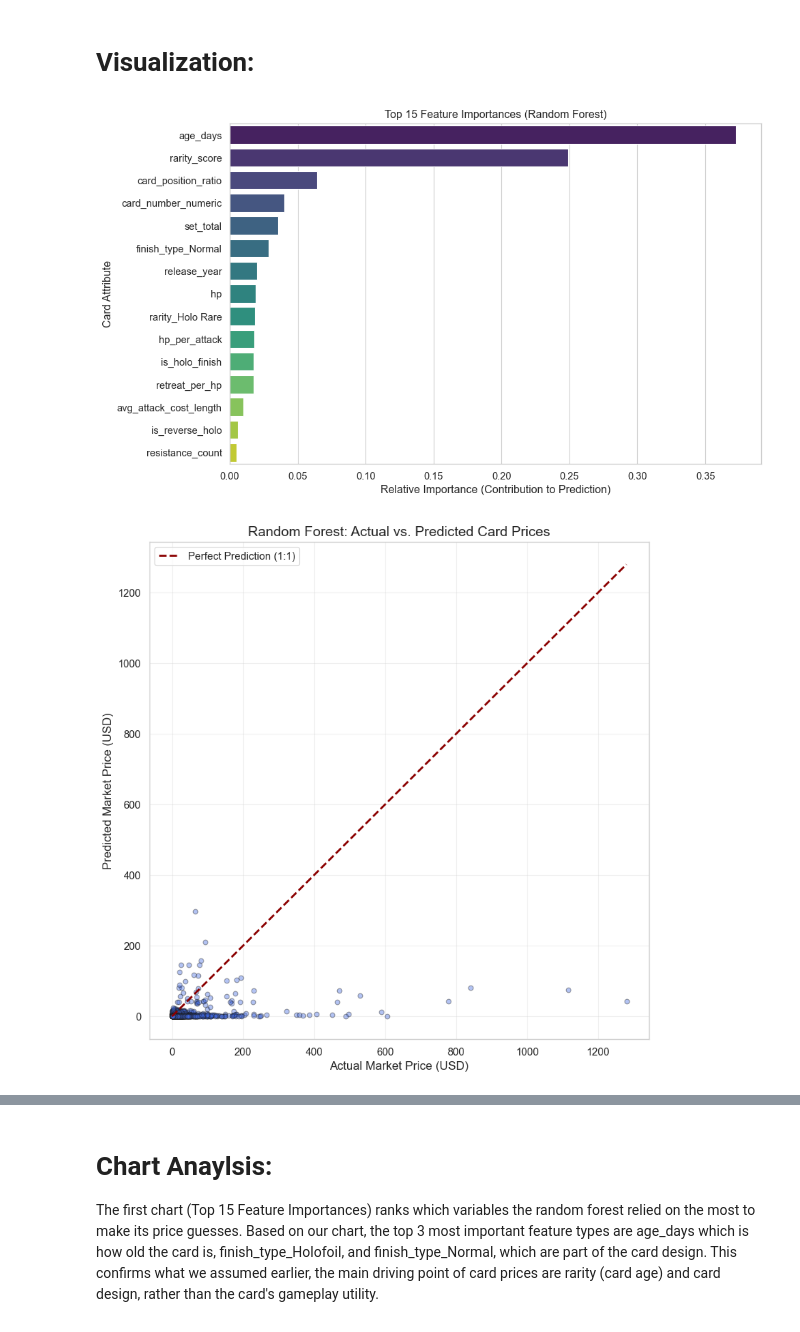
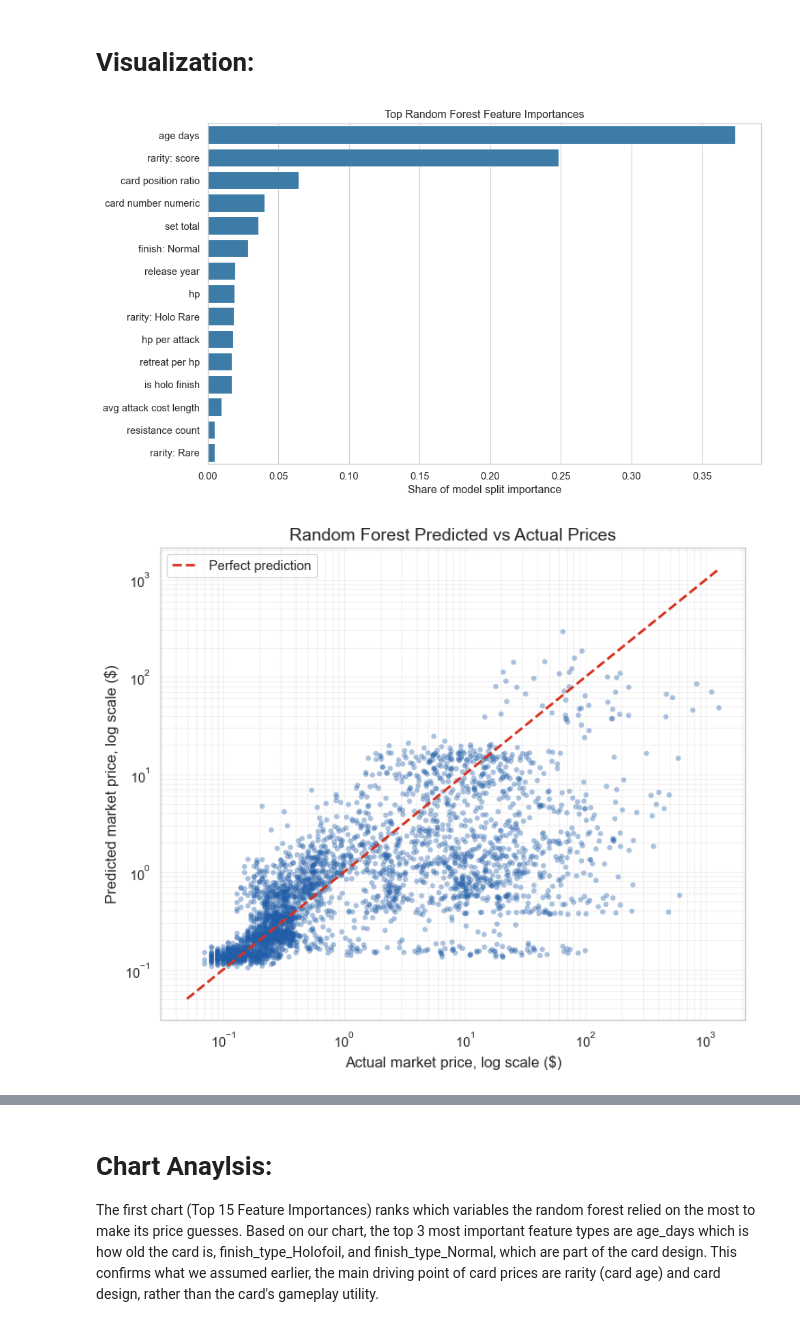
Before and after one commit to wekantakabotdis/CS210-Project, a Jupyter notebook: main.ipynb, the cells around one changed output, grey strips where cells are left out. Drawn from its saved outputs; the diff is of its cells as text; code cells hidden in the pictures.

Commit message:
Finalize report and visualizations

```diff
--- a/main.ipynb
+++ b/main.ipynb
@@ -822,45 +964,79 @@ Actual price distribution in the test set:
 # %%
 import matplotlib.pyplot as plt
 import seaborn as sns
 import pandas as pd
+from pathlib import Path
+
+REPORT_FIGURE_DIR = Path('reports/figures')
+REPORT_FIGURE_DIR.mkdir(parents=True, exist_ok=True)
 
 feature_names = rf_pipeline.named_steps['preprocessor'].get_feature_names_out()
 importances = rf_pipeline.named_steps['regressor'].feature_importances_
 
 importance_df = pd.DataFrame({
     'Feature': feature_names,
     'Importance': importances
 }).sort_values(by='Importance', ascending=False)
 
 importance_df['Feature'] = importance_df['Feature'].str.replace('num__', '').str.replace('cat__', '')
+importance_df['Feature'] = importance_df['Feature'].str.replace('finish_type_', 'finish: ')
+importance_df['Feature'] = importance_df['Feature'].str.replace('rarity_', 'rarity: ')
+importance_df['Feature'] = importance_df['Feature'].str.replace('primary_type_', 'type: ')
+importance_df['Feature'] = importance_df['Feature'].str.replace('primary_subtype_', 'stage: ')
+importance_df['Feature'] = importance_df['Feature'].str.replace('_', ' ')
 
-# Plot the Top 15 Features
 plt.figure(figsize=(10, 6))
-sns.barplot(data=importance_df.head(15), x='Importance', y='Feature', palette='viridis')
-plt.title('Top 15 Feature Importances (Random Forest)')
-plt.xlabel('Relative Importance (Contribution to Prediction)')
-plt.ylabel('Card Attribute')
+sns.barplot(data=importance_df.head(15), x='Importance', y='Feature', color='#2C7FB8')
+plt.title('Top Random Forest Feature Importances')
+plt.xlabel('Share of model split importance')
+plt.ylabel('')
 plt.tight_layout()
+plt.savefig(REPORT_FIGURE_DIR / 'rf_feature_importance.png', dpi=220, bbox_inches='tight')
 plt.show()
 
 y_pred_log_rf = rf_pipeline.predict(X_test)
 
-y_pred_actual_rf = np.expm1(y_pred_log_rf)
+y_pred_actual_rf = np.maximum(np.expm1(y_pred_log_rf), 0)
+predicted_vs_actual_df = pd.DataFrame({
+    'actual': y_test_actual.to_numpy(),
+    'predicted': y_pred_actual_rf
+}).sample(min(len(y_test_actual), 3200), random_state=42)
 
-plt.figure(figsize=(8, 8))
-# Plot actual prices vs predicted prices
-plt.scatter(y_test_actual, y_pred_actual_rf, alpha=0.4, color='royalblue', edgecolor='k')
+plt.figure(figsize=(7.5, 6.4))
+plt.scatter(predicted_vs_actual_df['actual'] + 0.05, predicted_vs_actual_df['predicted'] + 0.05, alpha=0.38, color='#225EA8', edgecolor='none', s=18)
 
-max_val = max(y_test_actual.max(), y_pred_actual_rf.max())
-plt.plot([0, max_val], [0, max_val], color='darkred', linestyle='--', linewidth=2, label='Perfect Prediction (1:1)')
+max_val = max(predicted_vs_actual_df['actual'].max(), predicted_vs_actual_df['predicted'].max(), 1)
+plt.plot([0.05, max_val], [0.05, max_val], color='#D7301F', linestyle='--', linewidth=2, label='Perfect prediction')
 
-plt.title('Random Forest: Actual vs. Predicted Card Prices', fontsize=14)
-plt.xlabel('Actual Market Price (USD)', fontsize=12)
-plt.ylabel('Predicted Market Price (USD)', fontsize=12)
+plt.xscale('log')
+plt.yscale('log')
+plt.title('Random Forest Predicted vs Actual Prices', fontsize=14)
+plt.xlabel('Actual market price, log scale ($)', fontsize=12)
+plt.ylabel('Predicted market price, log scale ($)', fontsize=12)
 plt.legend()
-plt.grid(True, alpha=0.3)
+plt.grid(True, which='both', alpha=0.25)
 plt.tight_layout()
+plt.savefig(REPORT_FIGURE_DIR / 'rf_predicted_vs_actual.png', dpi=220, bbox_inches='tight')
 plt.show()
+
+rf_error_summary = rf_price_band_results.copy()
+
+fig, ax1 = plt.subplots(figsize=(8.4, 5.8))
+bars = sns.barplot(data=rf_error_summary, x='Price Band', y='MAE', ax=ax1, color='#41AB5D')
+ax1.set_title('Random Forest Error Rises Sharply for Expensive Cards')
+ax1.set_xlabel('Actual card price band')
+ax1.set_ylabel('Mean absolute error ($)')
+ax1.bar_label(bars.containers[0], labels=[f'${value:,.0f}' if value >= 10 else f'${value:,.2f}' for value in rf_error_summary['MAE']], padding=3, fontsize=9)
+
+ax2 = ax1.twinx()
+ax2.plot(rf_error_summary['Price Band'], rf_error_summary['Card Count'], color='#54278F', marker='o', linewidth=2.5)
+ax2.set_ylabel('Rows in held-out test set')
+ax2.tick_params(axis='y', colors='#54278F')
+ax2.spines['right'].set_color('#54278F')
+ax1.grid(axis='y', alpha=0.28)
+plt.tight_layout()
+plt.savefig(REPORT_FIGURE_DIR / 'rf_price_band_error.png', dpi=220, bbox_inches='tight')
+plt.show()
 # %% [output]
-[figure, old version]
+[figure, new version]
-[figure, old version]
+[figure, new version]
```
Also changed, not shown: parts of 41 cells of this notebook, 15 other files.
